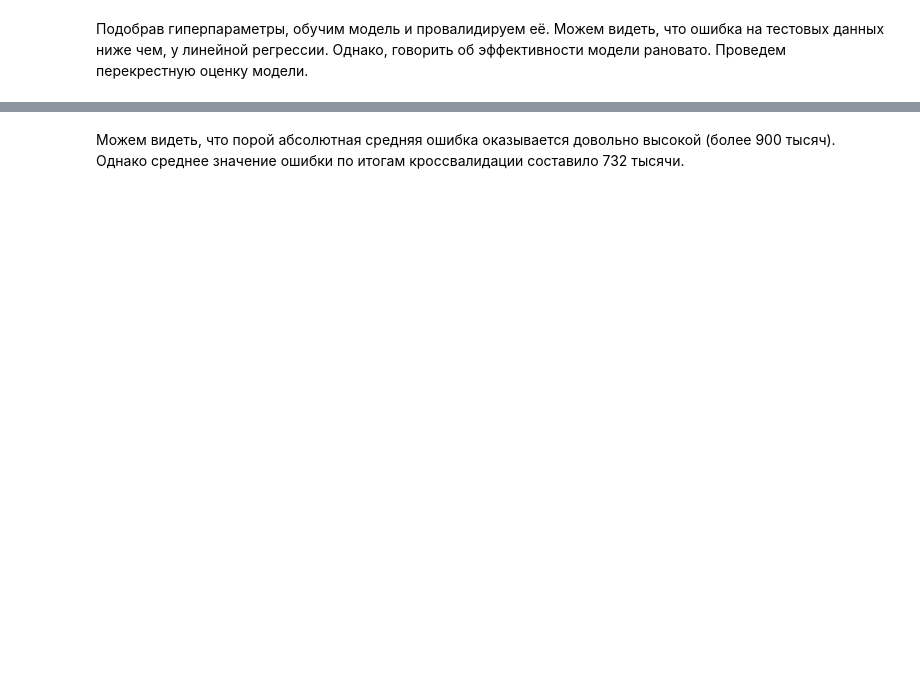
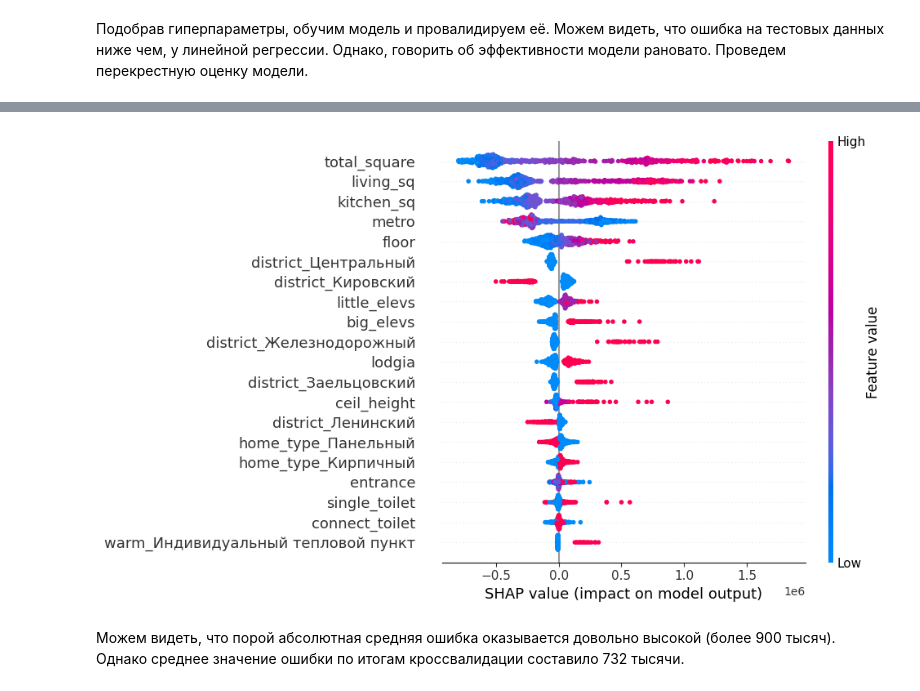
Before and after one commit to Elizar54/House-pricing-in-Akademtown, a Jupyter notebook: main.ipynb, the cells around one changed output, grey strips where cells are left out. Saved outputs shown, nothing was run; the diff lists cells and outputs as text; code cells hidden in the pictures; blank space fills up the shorter version.

```diff
--- a/main.ipynb
+++ b/main.ipynb
@@ -405,3 +412,10 @@ mean_absolute_error(pred_rf, test['price'])
+# %%
+explainer_rf = shap.Explainer(model_rf.predict, test.drop('price', axis=1))
+shap_values_rf = explainer_rf(test.drop('price', axis=1))
+# %%
+shap.summary_plot(shap_values_rf, plot_size=(10, 6))
+# %% [output]
+[figure, added]
 # %% [markdown]
 Можем видеть, что порой абсолютная средняя ошибка оказывается довольно высокой (более 900 тысяч). Однако среднее значение ошибки по итогам кроссвалидации составило 732 тысячи.
 # %%
```
Also changed, not shown: parts of 32 cells of this notebook.
